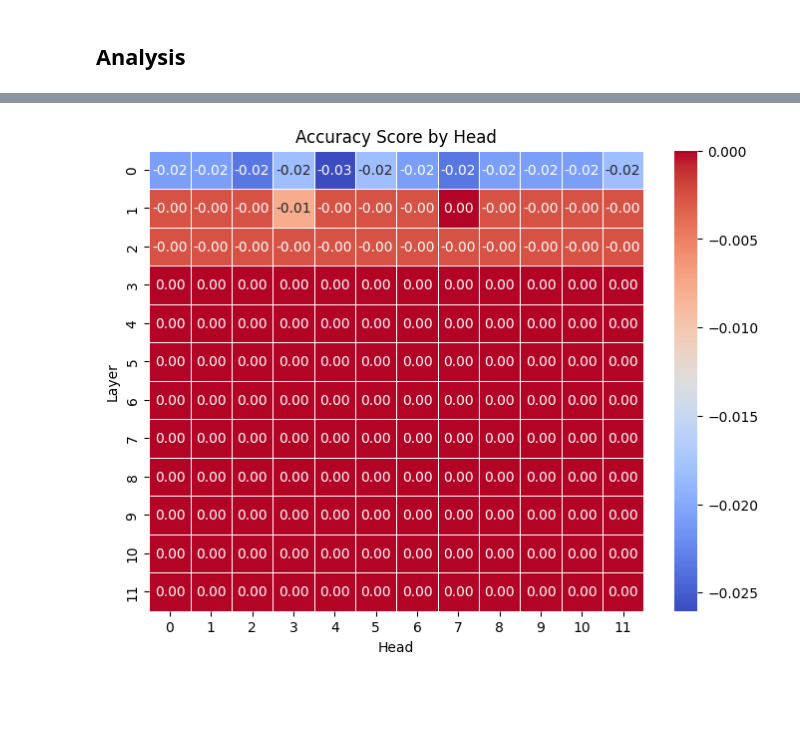
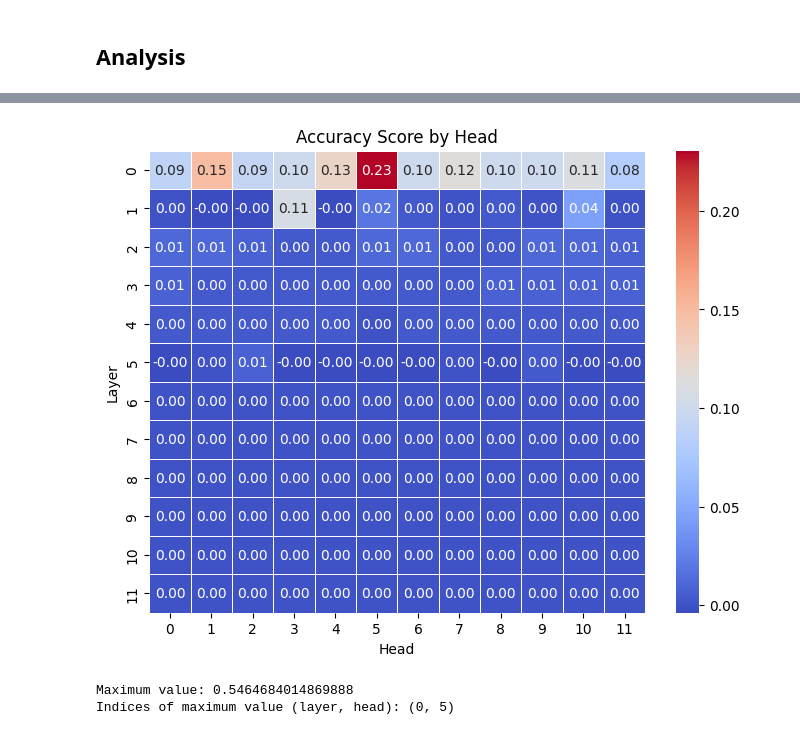
Before and after one commit to wid0gast/interp-toxicity, a Jupyter notebook: patching_pytorch copy.ipynb, the cells around one changed output, grey strips where cells are left out. Drawn from its saved outputs; the diff is of its cells as text; code cells hidden in the pictures; blank space fills up the shorter version.

```diff
--- a/patching_pytorch copy.ipynb
+++ b/patching_pytorch copy.ipynb
@@ -298,14 +313,14 @@ df = pd.read_csv('jigsaw/test.csv')
 # %%
-# dataset = load_dataset("csv", data_files={"jigsaw/test.csv"})
-dataset = Dataset.from_pandas(df.groupby('toxic').sample(n=1000).reset_index(drop=True))
+dataset = load_dataset("csv", data_files={"textfooler_log_successful.csv"})
+# dataset = Dataset.from_pandas(df.groupby('toxic').sample(n=1000).reset_index(drop=True))
 # dataset = load_dataset('csv', data_files={'test': 'toxigen_alice.csv'})
 # Tokenization function
 def tokenize_data(example):
-    return tokenizer(example["comment_text"], padding="max_length", truncation=True, max_length=128, return_tensors="pt")
+    return tokenizer(example["perturbed_text"], padding="max_length", truncation=True, max_length=128, return_tensors="pt")
 
 # Apply tokenization
 dataset = dataset.map(tokenize_data, batched=True)
-dataset = dataset.rename_column("toxic", "labels")  # Rename for consistency
+dataset = dataset.rename_column("ground_truth_output", "labels")  # Rename for consistency
 dataset.set_format(type="torch", columns=["input_ids", "attention_mask", "labels"])
 # %%
 class JigsawDataset(Dataset):
@@ -319,8 +334,8 @@ class JigsawDataset(Dataset):
         return {key: self.dataset[idx][key] for key in ["input_ids", "labels", "attention_mask"]}
 
 # Create PyTorch DataLoaders
-batch_size = 16
-val_dataloader = DataLoader(JigsawDataset(dataset), batch_size=batch_size, shuffle=False)
+batch_size = 256
+val_dataloader = DataLoader(JigsawDataset(dataset['train']), batch_size=batch_size, shuffle=False)
 # %%
 print('patching')
 ablation_scores = torch.zeros(12,12, device=device)
@@ -334,8 +349,8 @@ for i, batch in tqdm(enumerate(val_dataloader), total=len(val_dataloader)):
     for layer in range(model.config.num_hidden_layers):
         for head in range(model.config.num_attention_heads):
             ablated_preds[layer][head] += ablated_pred_list[(layer, head)].tolist()
-    if i == 16:
-        break
+    # if i == 16:
+    #     break
 
 # ablation_scores /= len(val_dataloader)
 # torch.save(ablation_scores, "bert_ablation_scores_jigsaw_perturbed.pth")
@@ -410,5 +425,5 @@ plt.show()
 # %%
-df = pd.read_csv('input_reduction_log.csv')[:len(base_preds)]
+df = pd.read_csv('textfooler_log_successful.csv')
 # %%
 acc_scores = np.zeros((12,12))
 for i in range(12):
@@ -426,15 +441,23 @@ len(base_preds)
 # %%
 # Plot the heatmap
 plt.figure(figsize=(8, 6))  # Adjust figure size
-sns.heatmap(acc_scores - base_acc, annot=True, cmap="coolwarm", fmt=".2f", linewidths=0.5)
+sns.heatmap((acc_scores - base_acc), annot=True, cmap="coolwarm", fmt=".2f", linewidths=0.5)
 
 # Add labels
 plt.title("Accuracy Score by Head")
 plt.xlabel("Head")
 plt.ylabel("Layer")
 
 # plt.savefig(f'{attack_name}/bert_jigsaw_perturbed_accuracy_scores_by_head.png')
 # Show the plot
 plt.show()
 # %% [output]
-[figure, old version]
+[figure, new version]
+# %%
+max_value = np.max(acc_scores)
+max_indices = np.unravel_index(np.argmax(acc_scores), acc_scores.shape)
+print("Maximum value:", max_value)
+print("Indices of maximum value (layer, head):", max_indices)
+# %% [output]
+Maximum value: 0.5464684014869888
+Indices of maximum value (layer, head): (0, 5)
```
Also changed, not shown: parts of 10 cells of this notebook, 7 other files.
